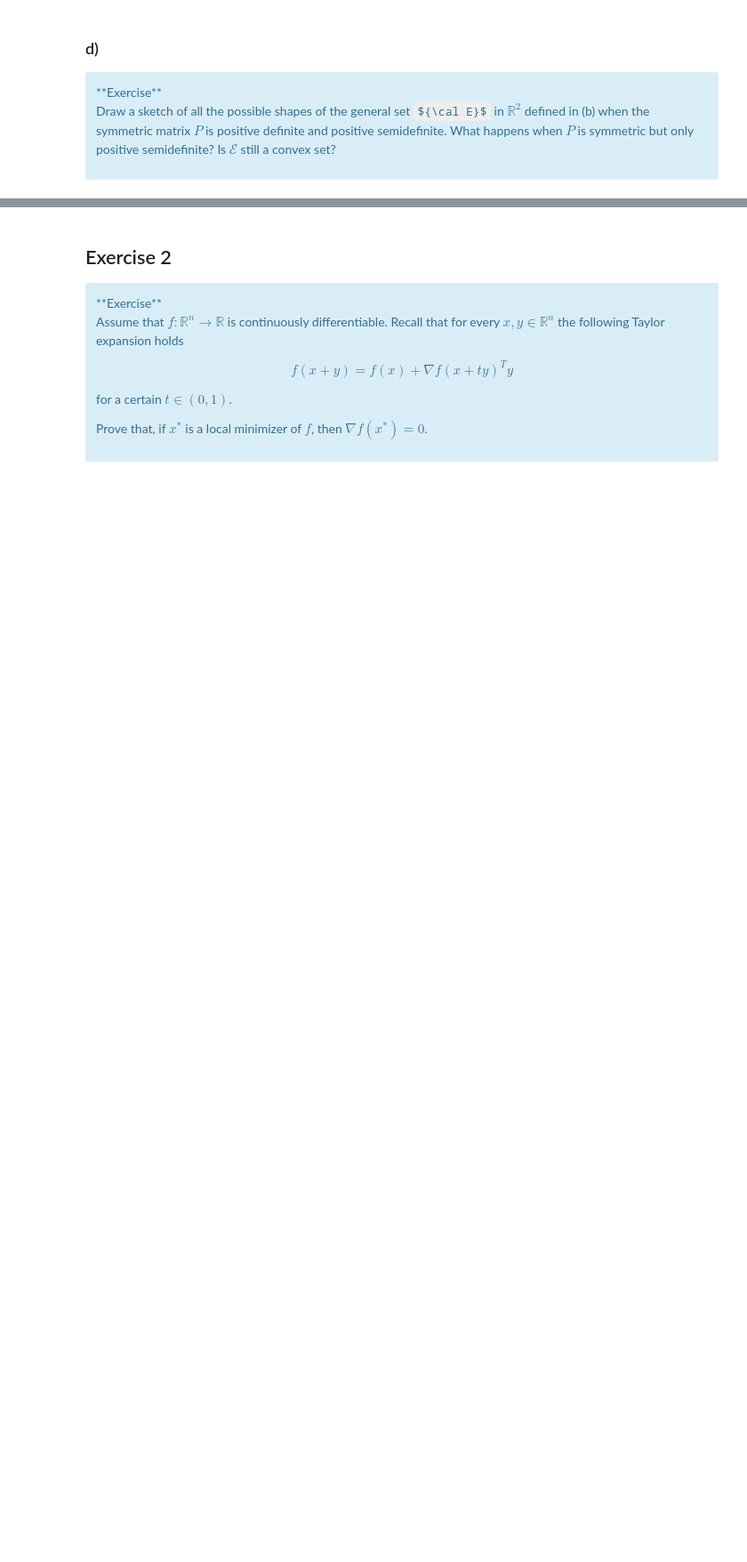
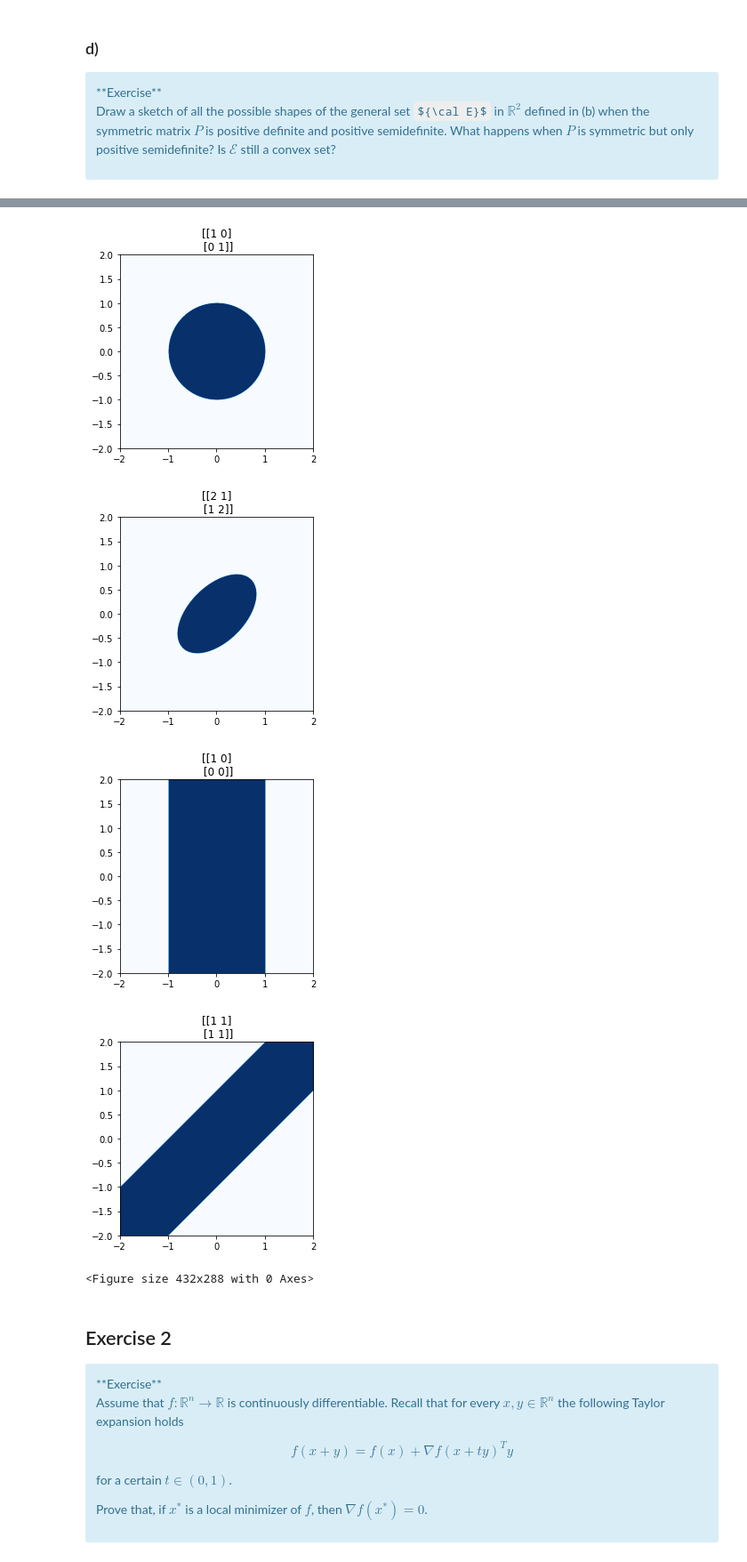
Before and after one commit to anhnguyendepocen/optimization-II-2021, a Jupyter notebook: notebooks/week1.ipynb, the cells around one changed output, grey strips where cells are left out. Shown at 89% size. Drawn from its saved outputs; the diff is of its cells as text; code cells hidden in the pictures; some formulas as TeX source; blank space fills up the shorter version.

```diff
--- a/notebooks/week1.ipynb
+++ b/notebooks/week1.ipynb
@@ -59,3 +113,47 @@ Draw a sketch of all the possible shapes of the general set ${\cal E}$ in $\math
+# %%
+import matplotlib.pyplot as plt
+import numpy as np
+
+
+def draw_ellipse(P):
+    # Make a big grid of x and y values
+    d = np.linspace(-2, 2, 1000)
+    X = np.stack(np.meshgrid(d, d))
+
+    # define the region as those values where sqrt((x,y)^T P(x,y)) < 1
+    # equivalently abs((x,y)^T P(x,y)) < 1
+    Y = np.abs(np.einsum("iab,ij,jab->ab", X, P, X))
+    region = Y <= 1
+
+    # region is a boolean matrix. we can plot it with plt.imshow
+    plt.imshow(region, cmap="Blues", extent=[-2, 2, -2, 2])
+    plt.title(P)
+    plt.figure();
+
+
+# Positive definite, always an ellipsoid
+P = np.array([[1, 0], [0, 1]])
+draw_ellipse(P)
+
+# Positive definite, always an ellipsoid
+P = np.array([[2, 1], [1, 2]])
+draw_ellipse(P)
+
+# Positive semidefinite, still convex, but not an ellipsoid.
+# Here it is equivalent to the region {(x,y) | |x| < 1}
+P = np.array([[1, 0], [0, 0]])
+draw_ellipse(P)
+
+# Positive semidefinite, still convex, but not an ellipsoid.
+# Here it is equivalent to the region {(x,y) | |x+y| < 1}
+P = np.array([[1, 1], [1, 1]])
+draw_ellipse(P)
+# %% [output]
+[figure, added]
+[figure, added]
+[figure, added]
+[figure, added]
+<Figure size 432x288 with 0 Axes>
 # %% [markdown]
 ## Exercise 2
 <div class="alert alert-info">
```
Also changed, not shown: parts of 14 cells of this notebook, 2 other files.
